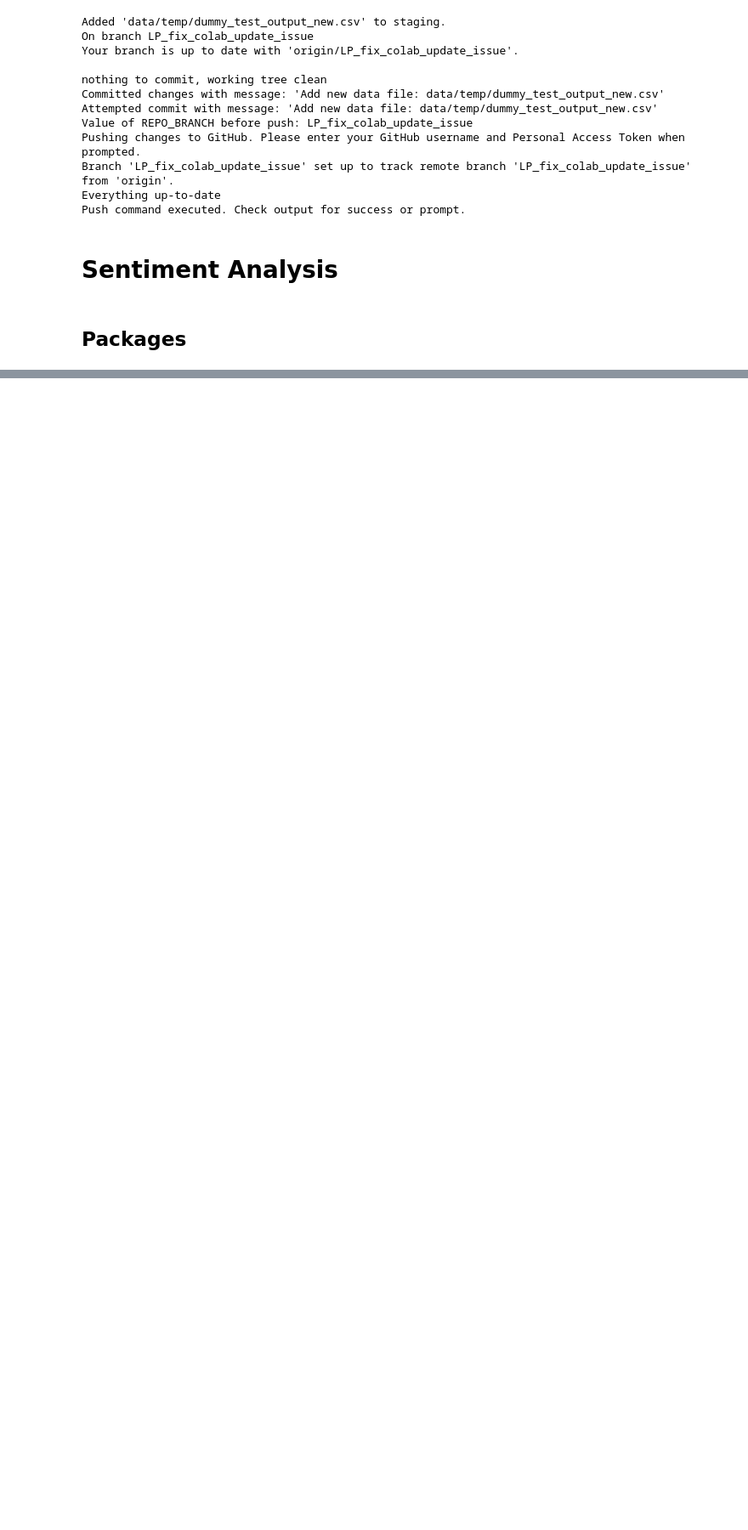
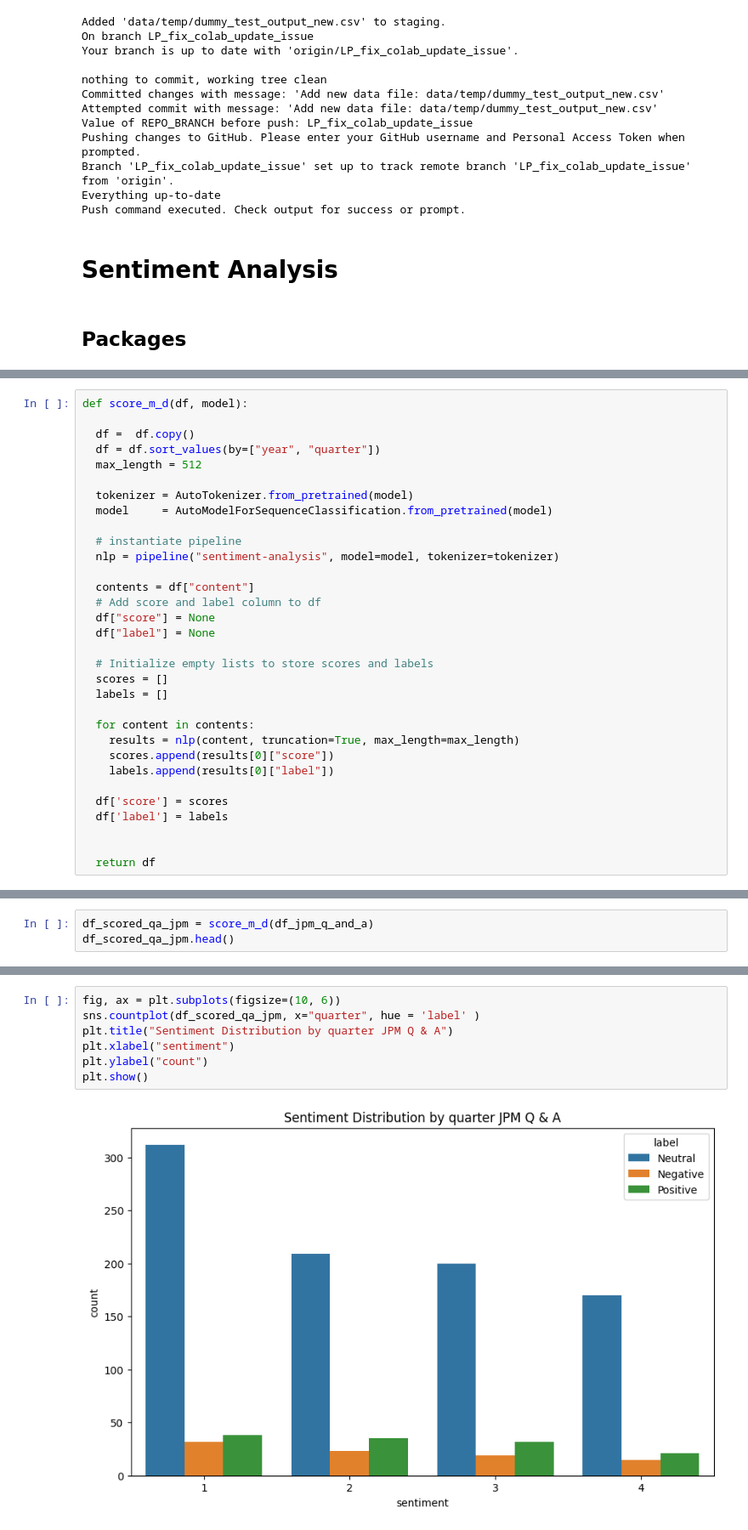
Before and after one commit to EErlando/Quarterly-Bytes, a Jupyter notebook: notebooks/2_exploratory_data_analysis/JKW_Sentiment_Analysis.ipynb, the cells around one changed output, grey strips where cells are left out. Shown at 85% size. Cells and saved outputs as stored; diff of their text form; blank space fills up the shorter version.

```diff
--- a/notebooks/2_exploratory_data_analysis/JKW_Sentiment_Analysis.ipynb
+++ b/notebooks/2_exploratory_data_analysis/JKW_Sentiment_Analysis.ipynb
@@ -182,0 +803,32 @@ warnings.filterwarnings("ignore")
+# %%
+def score_m_d(df, model):
+
+  df =  df.copy()
+  df = df.sort_values(by=["year", "quarter"])
+  max_length = 512
+
+  tokenizer = AutoTokenizer.from_pretrained(model)
+  model     = AutoModelForSequenceClassification.from_pretrained(model)
+
+  # instantiate pipeline
+  nlp = pipeline("sentiment-analysis", model=model, tokenizer=tokenizer)
+
+  contents = df["content"]
+  # Add score and label column to df
+  df["score"] = None
+  df["label"] = None
+
+  # Initialize empty lists to store scores and labels
+  scores = []
+  labels = []
+
+  for content in contents:
+    results = nlp(content, truncation=True, max_length=max_length)
+    scores.append(results[0]["score"])
+    labels.append(results[0]["label"])
+
+  df['score'] = scores
+  df['label'] = labels
+
+
+  return df
@@ -182,0 +948,3 @@ warnings.filterwarnings("ignore")
+# %%
+df_scored_qa_jpm = score_m_d(df_jpm_q_and_a)
+df_scored_qa_jpm.head()
@@ -182,0 +959,9 @@ warnings.filterwarnings("ignore")
+# %%
+fig, ax = plt.subplots(figsize=(10, 6))
+sns.countplot(df_scored_qa_jpm, x="quarter", hue = 'label' )
+plt.title("Sentiment Distribution by quarter JPM Q & A")
+plt.xlabel("sentiment")
+plt.ylabel("count")
+plt.show()
+# %% [output]
+[figure, added]
```
Also changed, not shown: parts of 75 cells of this notebook.
